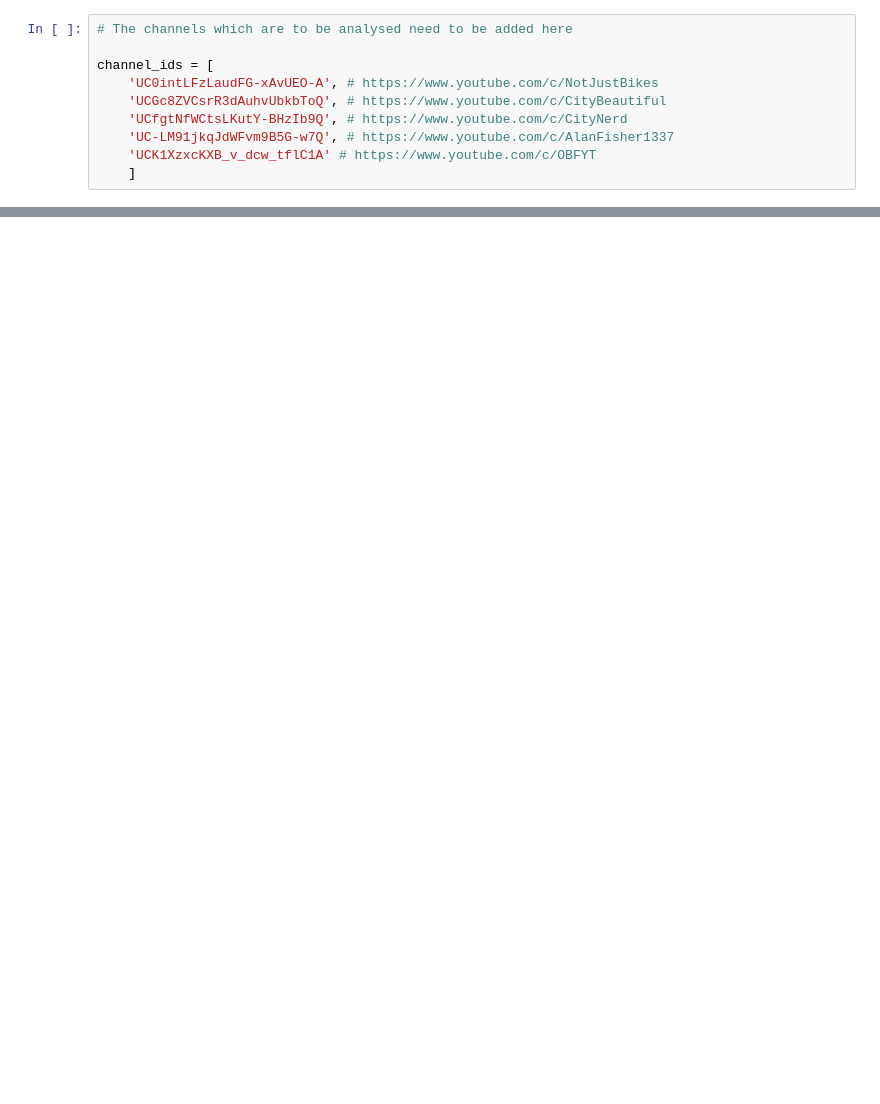
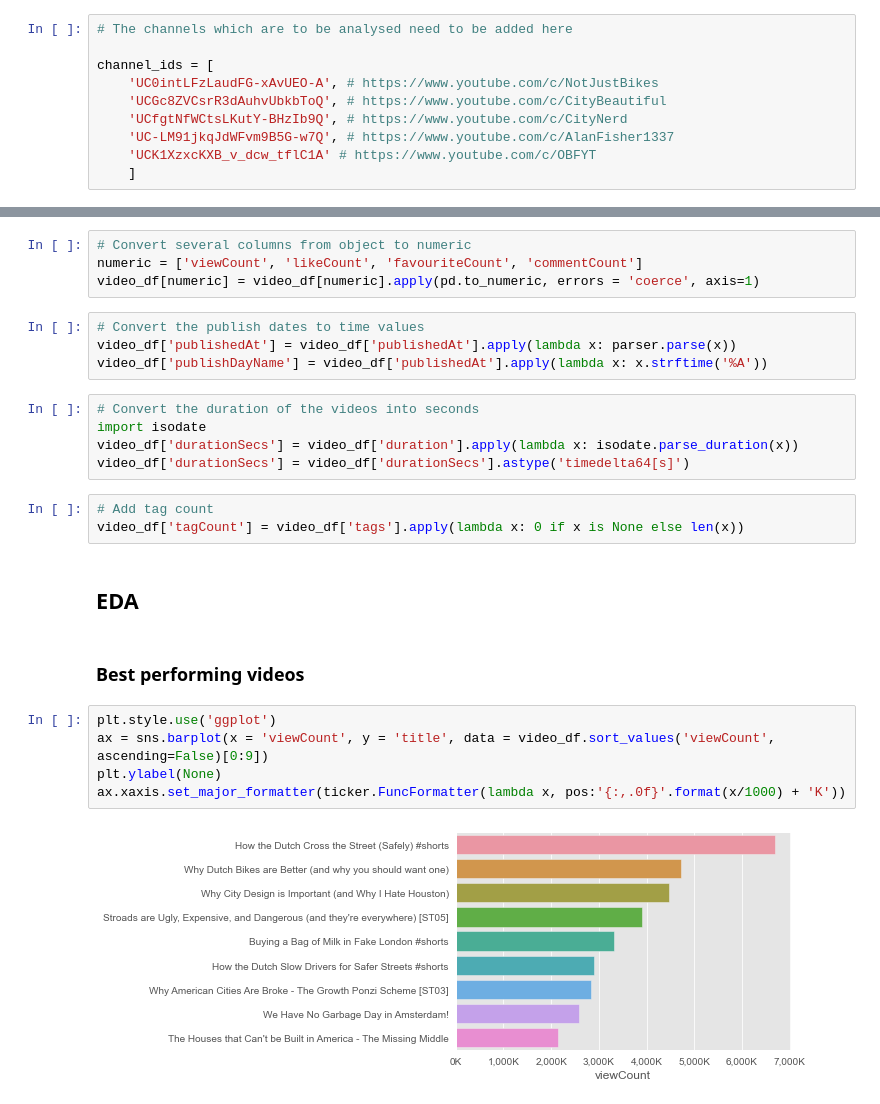
Before and after one commit to sebastianbadea197/youtube-channel-analysis, a Jupyter notebook: youtube-api.ipynb, the cells around one changed output, grey strips where cells are left out. Cells and saved outputs as stored; diff of their text form; blank space fills up the shorter version.

```diff
--- a/youtube-api.ipynb
+++ b/youtube-api.ipynb
@@ -182,0 +119,27 @@ comments['comments'][0]
+# %%
+# Convert several columns from object to numeric
+numeric = ['viewCount', 'likeCount', 'favouriteCount', 'commentCount']
+video_df[numeric] = video_df[numeric].apply(pd.to_numeric, errors = 'coerce', axis=1)
+# %%
+# Convert the publish dates to time values
+video_df['publishedAt'] = video_df['publishedAt'].apply(lambda x: parser.parse(x))
+video_df['publishDayName'] = video_df['publishedAt'].apply(lambda x: x.strftime('%A'))
+# %%
+# Convert the duration of the videos into seconds
+import isodate
+video_df['durationSecs'] = video_df['duration'].apply(lambda x: isodate.parse_duration(x))
+video_df['durationSecs'] = video_df['durationSecs'].astype('timedelta64[s]')
+# %%
+# Add tag count
+video_df['tagCount'] = video_df['tags'].apply(lambda x: 0 if x is None else len(x))
+# %% [markdown]
+## EDA
+# %% [markdown]
+### Best performing videos
+# %%
+plt.style.use('ggplot')
+ax = sns.barplot(x = 'viewCount', y = 'title', data = video_df.sort_values('viewCount', ascending=False)[0:9])
+plt.ylabel(None)
+ax.xaxis.set_major_formatter(ticker.FuncFormatter(lambda x, pos:'{:,.0f}'.format(x/1000) + 'K'))
+# %% [output]
+[figure, added]
```
Also changed, not shown: parts of 28 cells of this notebook, 1 other file.
